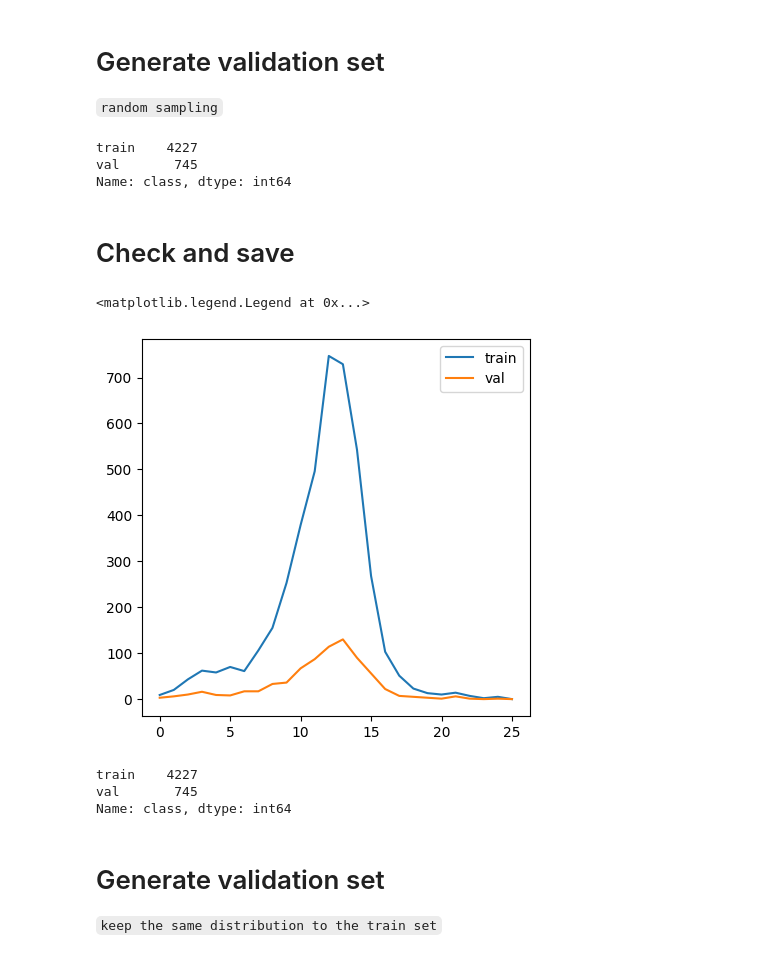
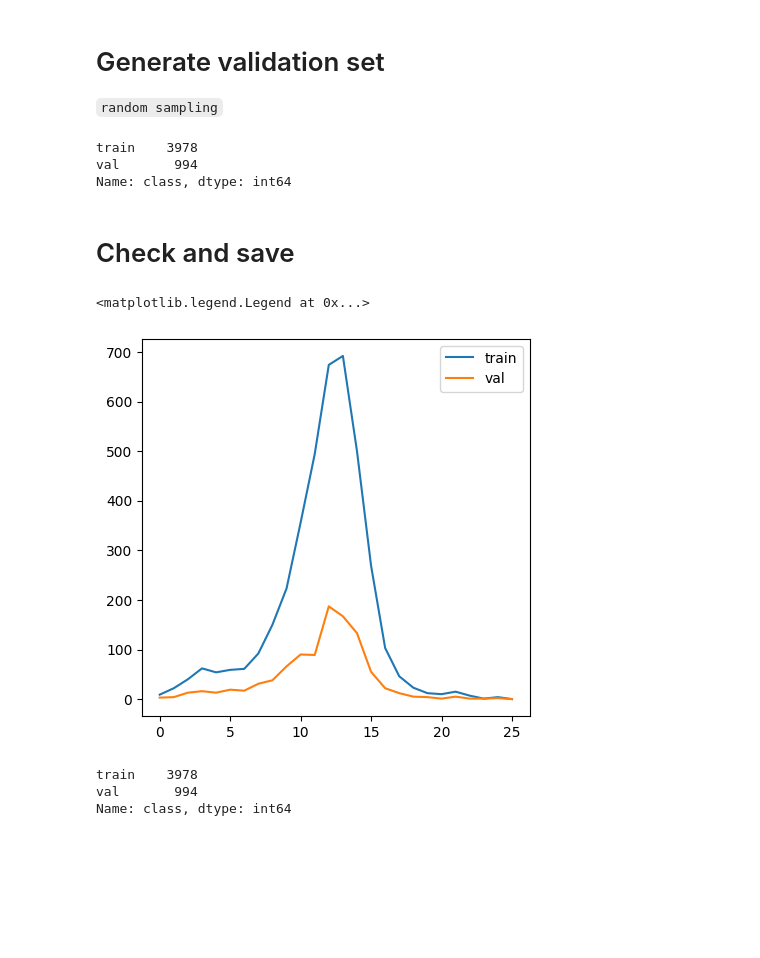
Before and after one commit to labstructbioinf/HAMPpred, a Jupyter notebook: notebooks/steps/2a_prepare_datasets.ipynb, the cells around one changed output. Cells and saved outputs as stored; diff of their text form; code cells hidden in the pictures; blank space fills up the shorter version.

```diff
--- a/notebooks/steps/2a_prepare_datasets.ipynb
+++ b/notebooks/steps/2a_prepare_datasets.ipynb
@@ -11,12 +12,12 @@ from utils.tools import diffangle
 sys.path.append('/home/nfs/sdunin/scr/lbs-tools/')
 from lbs.sequences import mmseqs2
 # %%
-data_dir = './data/'
+data_dir = '../../data/input'
 
 # referece Crick angles
 crangles = {'a':19.5,'b':122.35,'c':-134.78,'d': -31.92,'e':70.92 ,'f':173.78,'g':-83.35}
 # %%
-def calc_balance(class_name, norm=True):
+def calc_balance(data_df, class_name, norm=True):
 
     BINS = list(np.linspace(-52, 52, 26))
 
@@ -45,6 +46,8 @@ def plot(df, BINS=26):
 # Read & validate data
 # %%
 data_df = pd.read_pickle(os.path.join(data_dir, 'af2.p'))
+data_df = data_df.sample(frac=1) # shuffle rows
+
 # calculate the relative rotation (i.e., the per-layer difference between N and C helices rotation)
 data_df['rot'] = diffangle(data_df.n_crick_mut, data_df.c_crick_mut)
 data_df['rot_mean'] = data_df['rot'].apply(np.mean)
@@ -76,7 +81,7 @@ len(data_df)
 # Generate validation set
 `random sampling`
 # %%
-MAX_VAL_FRAC = 0.15 # fraction of val in the whole set (model #1)
+MAX_VAL_FRAC = 0.2 # fraction of val in the whole set (model #1)
 #MAX_VAL_FRAC = 0.001 # fraction of val in the whole set (model #2)
 data_df['class'] = 'train'
 val_samples = int(len(data_df)*MAX_VAL_FRAC)
@@ -85,32 +90,29 @@ data_df.loc[val_idx, 'class'] = 'val'
 # %%
 data_df['class'].value_counts()
 # %% [output]
-train    4227
-val       745
+train    3978
+val       994
 Name: class, dtype: int64
 # %% [markdown]
 # Check and save
 # %%
-train_dist = calc_balance('train', norm=False)
-val_dist = calc_balance('val', norm=False)
+train_dist = calc_balance(data_df, 'train', norm=False)
+val_dist = calc_balance(data_df, 'val', norm=False)
 
 fig, ax = plt.subplots(1, 1, figsize=(5, 5), dpi=100)
 
 ax.plot(train_dist, label='train')
 ax.plot(val_dist, label='val')
 ax.legend()
 # %% [output]
 <matplotlib.legend.Legend at 0x...>
-[figure, old version]
+[figure, new version]
 # %%
 data_df['class'].value_counts()
 # %% [output]
-train    4227
-val       745
+train    3978
+val       994
 Name: class, dtype: int64
 # %%
 # no class balance, just the train-val split
 data_df.to_pickle(os.path.join(data_dir, 'af2_clean_model_1.p'))
-# %% [markdown]
-# Generate validation set
-`keep the same distribution to the train set`
```
Also changed, not shown: parts of 27 cells of this notebook, 8 other files.
